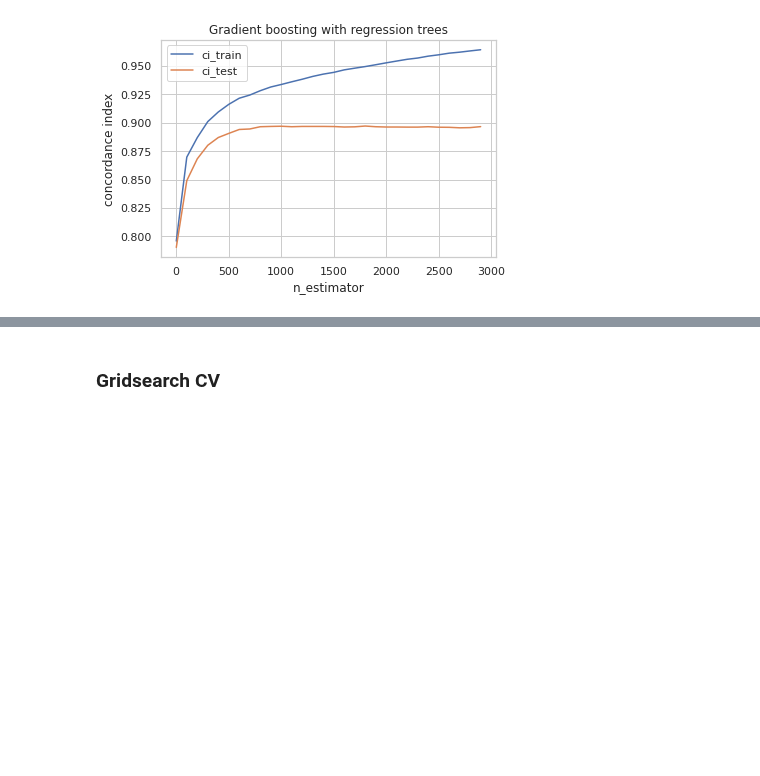
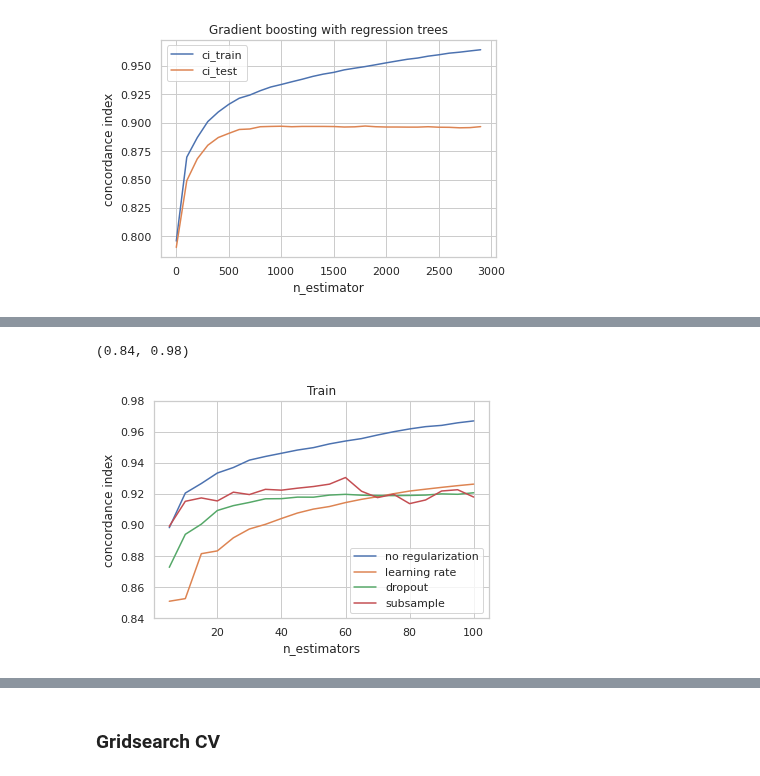
Before and after one commit to Marie-anneMawhin/Oct20_EPRI, a Jupyter notebook: Task3/NB/NB_data_modelling/Gradient_boosting.ipynb, the cells around one changed output, grey strips where cells are left out. Cells and saved outputs as stored; diff of their text form; code cells hidden in the pictures; blank space fills up the shorter version.

```diff
--- a/Task3/NB/NB_data_modelling/Gradient_boosting.ipynb
+++ b/Task3/NB/NB_data_modelling/Gradient_boosting.ipynb
@@ -173,0 +240,8 @@ Text(0.5, 1.0, 'Gradient boosting with regression trees')
+# %%
+ax = scores_train_reg.plot(xlabel="n_estimators", ylabel="concordance index")
+ax.grid(True)
+plt.title('Train')
+plt.ylim(0.84, 0.98)
+# %% [output]
+(0.84, 0.98)
+[figure, added]
```
Also changed, not shown: parts of 66 cells of this notebook.
